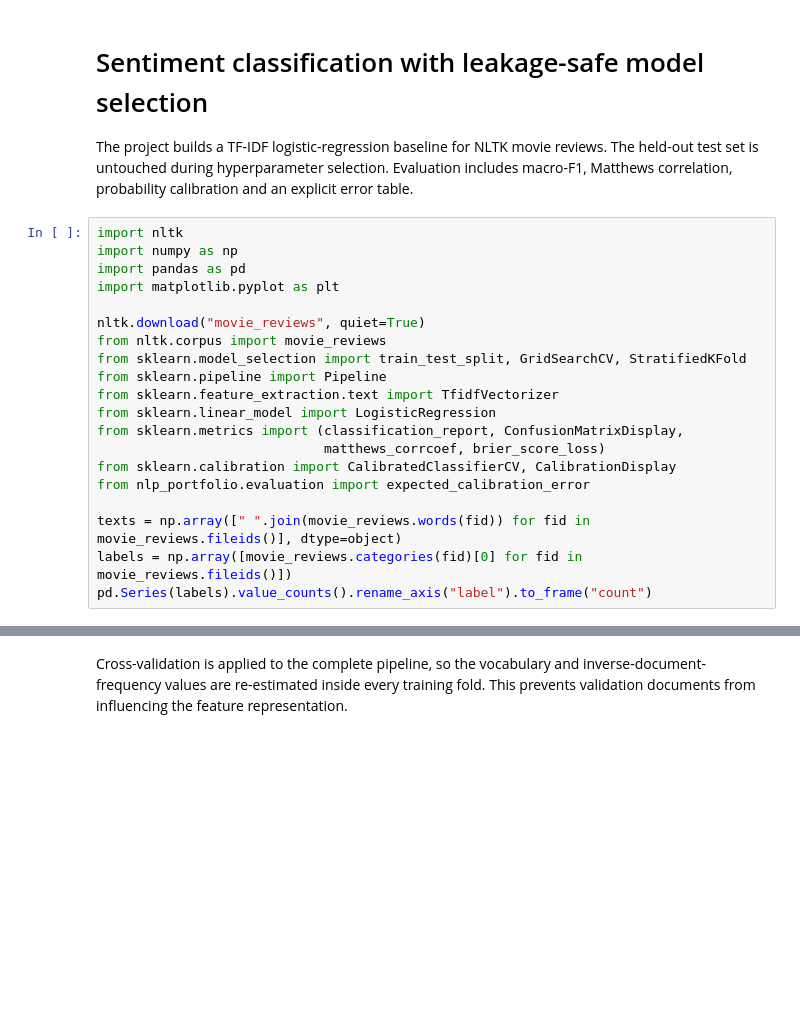
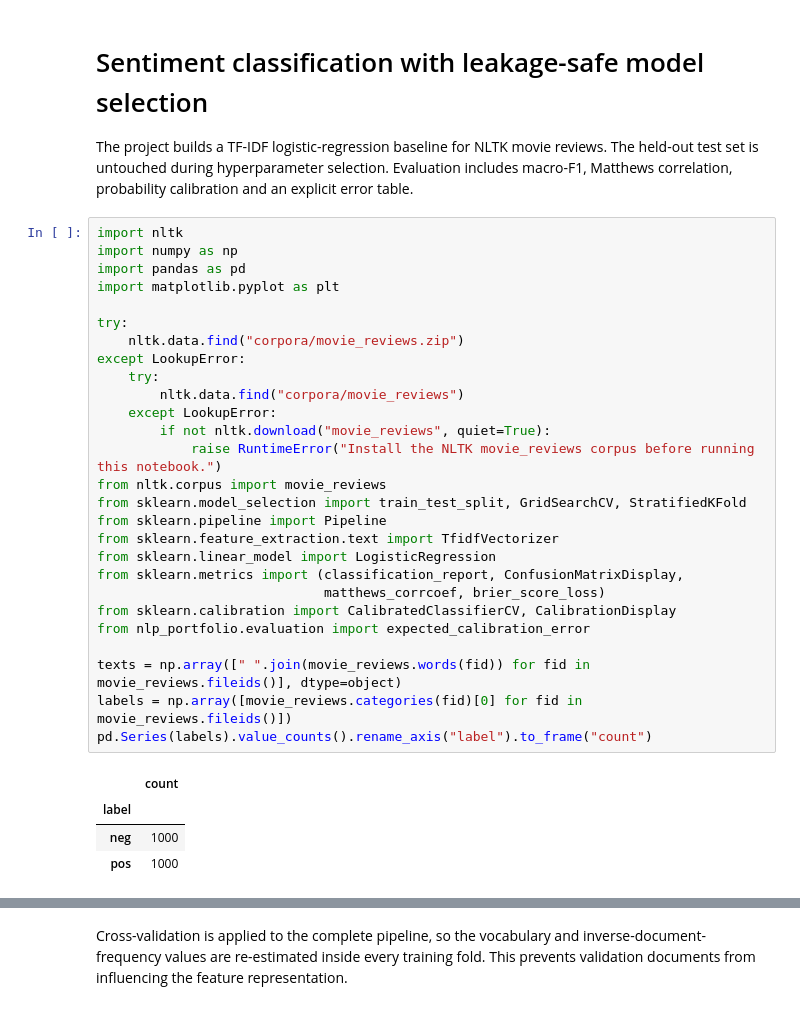
Before and after one commit to komkovamariia/nlp, a Jupyter notebook: notebooks/01_text_classification.ipynb, the cells around one changed output, grey strips where cells are left out. Cells and saved outputs as stored; diff of their text form; blank space fills up the shorter version.

```diff
--- a/notebooks/01_text_classification.ipynb
+++ b/notebooks/01_text_classification.ipynb
@@ -5,23 +5,35 @@ The project builds a TF-IDF logistic-regression baseline for NLTK movie reviews.
 # %%
 import nltk
 import numpy as np
 import pandas as pd
 import matplotlib.pyplot as plt
 
-nltk.download("movie_reviews", quiet=True)
+try:
+    nltk.data.find("corpora/movie_reviews.zip")
+except LookupError:
+    try:
+        nltk.data.find("corpora/movie_reviews")
+    except LookupError:
+        if not nltk.download("movie_reviews", quiet=True):
+            raise RuntimeError("Install the NLTK movie_reviews corpus before running this notebook.")
 from nltk.corpus import movie_reviews
 from sklearn.model_selection import train_test_split, GridSearchCV, StratifiedKFold
 from sklearn.pipeline import Pipeline
 from sklearn.feature_extraction.text import TfidfVectorizer
 from sklearn.linear_model import LogisticRegression
 from sklearn.metrics import (classification_report, ConfusionMatrixDisplay,
                              matthews_corrcoef, brier_score_loss)
 from sklearn.calibration import CalibratedClassifierCV, CalibrationDisplay
 from nlp_portfolio.evaluation import expected_calibration_error
 
 texts = np.array([" ".join(movie_reviews.words(fid)) for fid in movie_reviews.fileids()], dtype=object)
 labels = np.array([movie_reviews.categories(fid)[0] for fid in movie_reviews.fileids()])
 pd.Series(labels).value_counts().rename_axis("label").to_frame("count")
+# %% [output]
+|  | count |
+| label |  |
+| neg | 1000 |
+| pos | 1000 |
 # %%
 train_idx, test_idx = train_test_split(
     np.arange(len(labels)), test_size=0.20, random_state=42, stratify=labels
```
Also changed, not shown: parts of 5 cells of this notebook, 19 other files.
